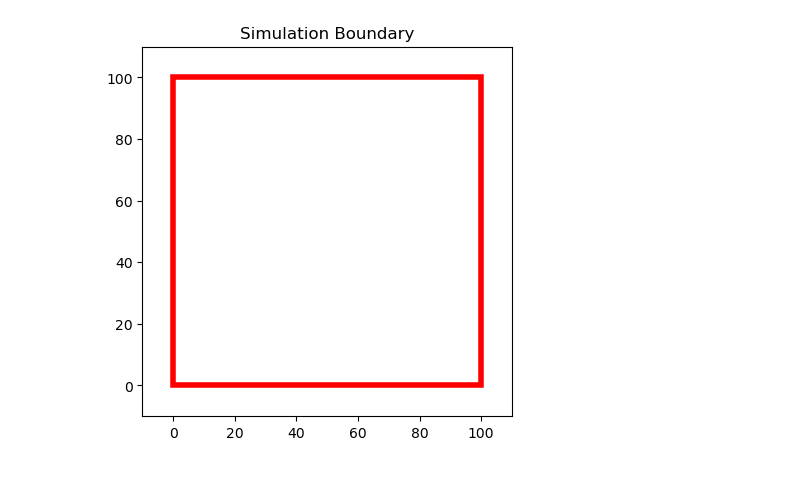
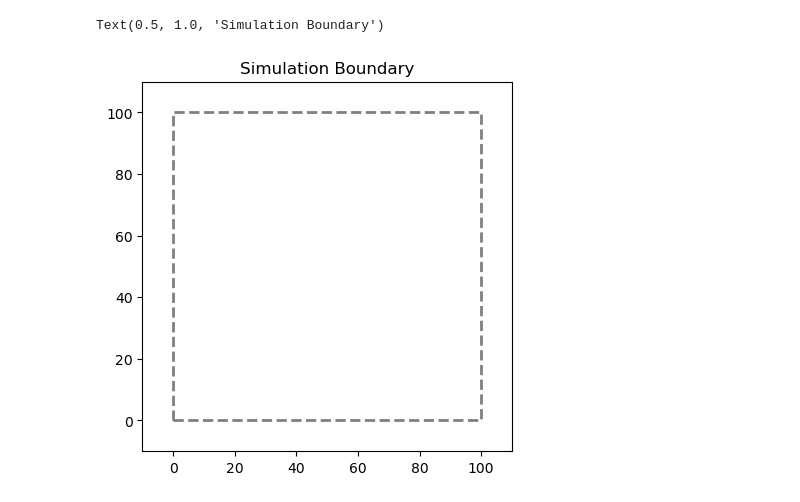
Before and after one commit to mweik23/satisfying_sims, a Jupyter notebook: notebooks/sim_engine_explo.ipynb, the cells around one changed output. Cells and saved outputs as stored; diff of their text form; code cells hidden in the pictures.

Commit message:
tested simulation in jupyter notebook

```diff
--- a/notebooks/sim_engine_explo.ipynb
+++ b/notebooks/sim_engine_explo.ipynb
@@ -11,9 +66,9 @@ from satisfying_sims.core import (
 # %%
 boundary = BoxBoundary(width=100.0, height=100.0)
 
-fig, ax = boundary.plot(delta=10, edgecolor="red", linewidth=4)
+fig, ax = boundary.plot(delta=10, edgecolor="gray", linewidth=2, linestyle="--")
 
 ax.set_title("Simulation Boundary")
-fig.show()
 # %% [output]
+Text(0.5, 1.0, 'Simulation Boundary')
-[figure, old version]
+[figure, new version]
```
Also changed, not shown: parts of 7 cells of this notebook, 6 other files.
